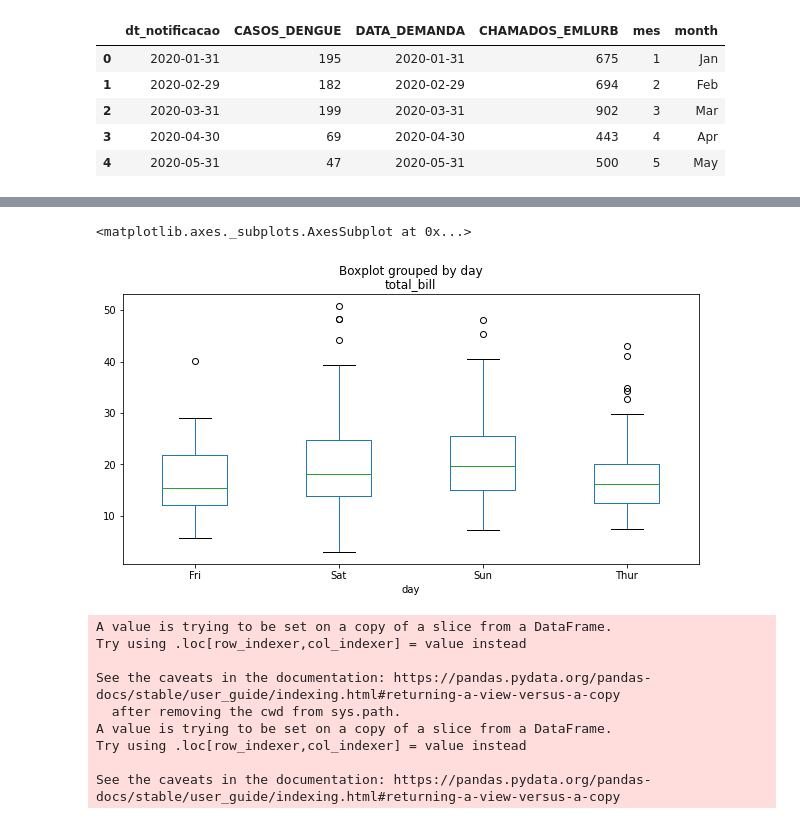
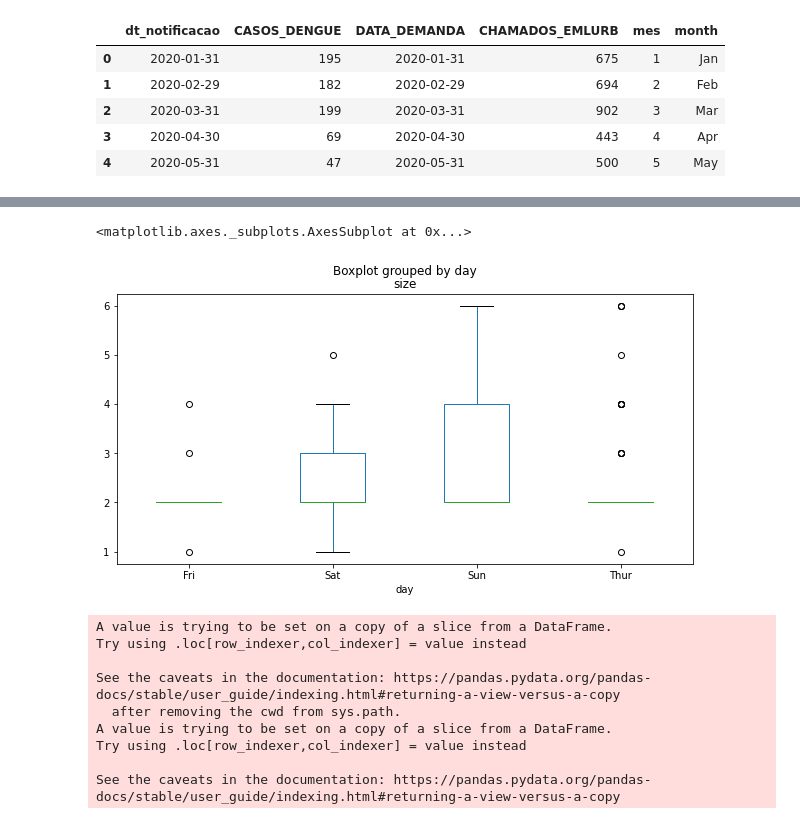
Before and after one commit to HiagoAD/GDI2, a Jupyter notebook: Project_1.ipynb, the cells around one changed output, grey strips where cells are left out. Drawn from its saved outputs; the diff is of its cells as text; code cells hidden in the pictures.

Commit message:
Estudo de box plots

```diff
--- a/Project_1.ipynb
+++ b/Project_1.ipynb
@@ -285,8 +326,8 @@ dtype: object
 # %%
-df.boxplot(by ='day', column =['total_bill'], grid = False)
+df.boxplot(by ='day', column =['size'], grid = False)
 # %% [output]
 <matplotlib.axes._subplots.AxesSubplot at 0x...>
-[figure, old version]
+[figure, new version]
 # %%
 # Utilizamos apenas as colunas de bairro e de data do registro do caso
 
```
Also changed, not shown: parts of 3 cells of this notebook.
